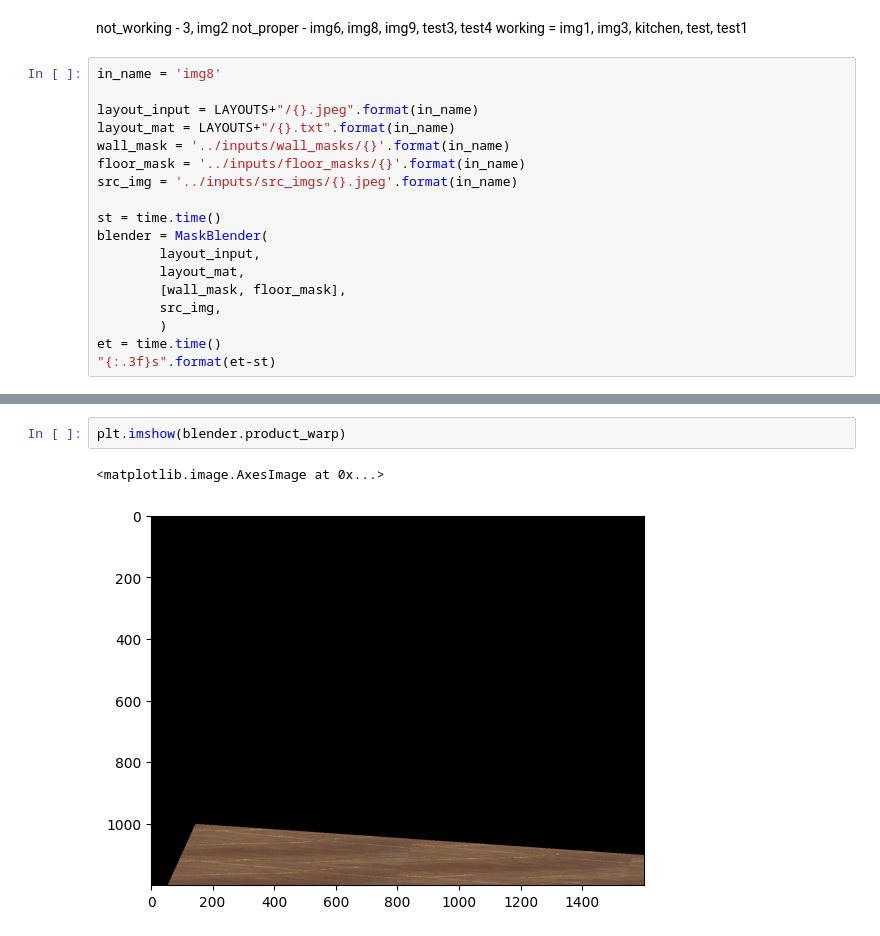
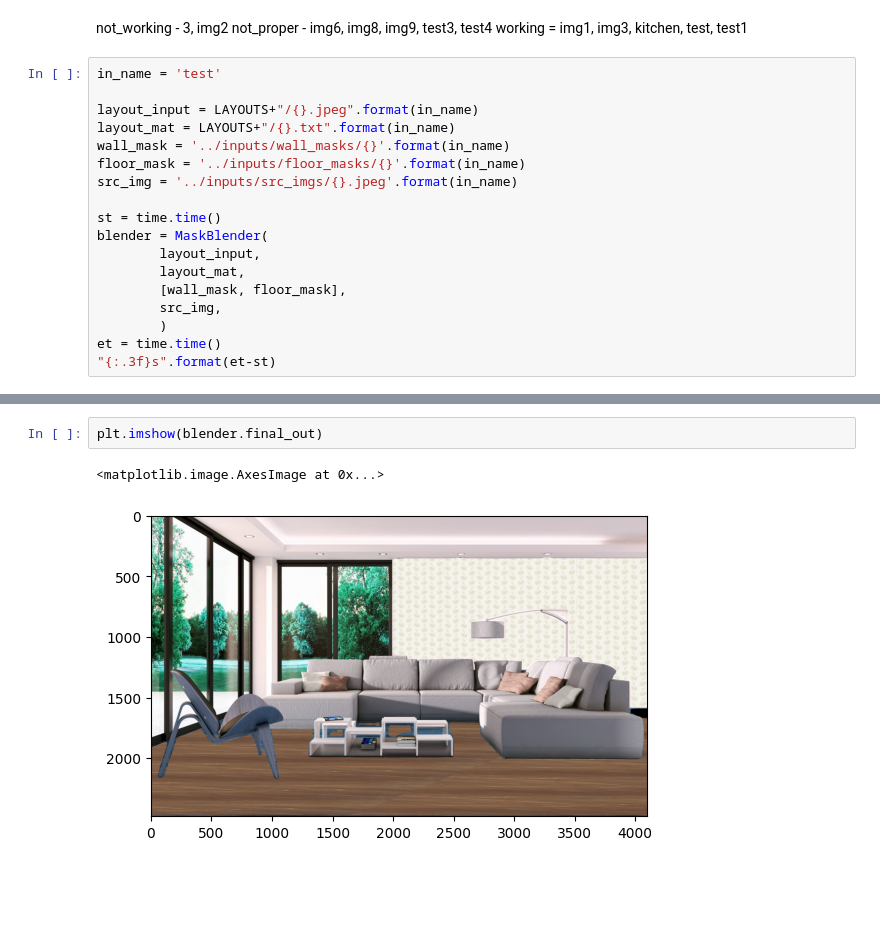
Before and after one commit to Karan-00-11/mfs, a Jupyter notebook: overlaying/overlayer.ipynb, the cells around one changed output, grey strips where cells are left out. Drawn from its saved outputs; the diff is of its cells as text; blank space fills up the shorter version.

```diff
--- a/overlaying/overlayer.ipynb
+++ b/overlaying/overlayer.ipynb
@@ -274,7 +274,7 @@ not_working - 3, img2
 not_proper - img6, img8, img9, test3, test4
 working = img1, img3, kitchen, test, test1
 # %%
-in_name = 'img8'
+in_name = 'test'
 
 layout_input = LAYOUTS+"/{}.jpeg".format(in_name)
 layout_mat = LAYOUTS+"/{}.txt".format(in_name)
@@ -313,5 +329,5 @@ True
 # %%
-plt.imshow(blender.product_warp)
+plt.imshow(blender.final_out)
 # %% [output]
 <matplotlib.image.AxesImage at 0x...>
-[figure, old version]
+[figure, new version]
```
Also changed, not shown: parts of 3 cells of this notebook, 1 other file.
